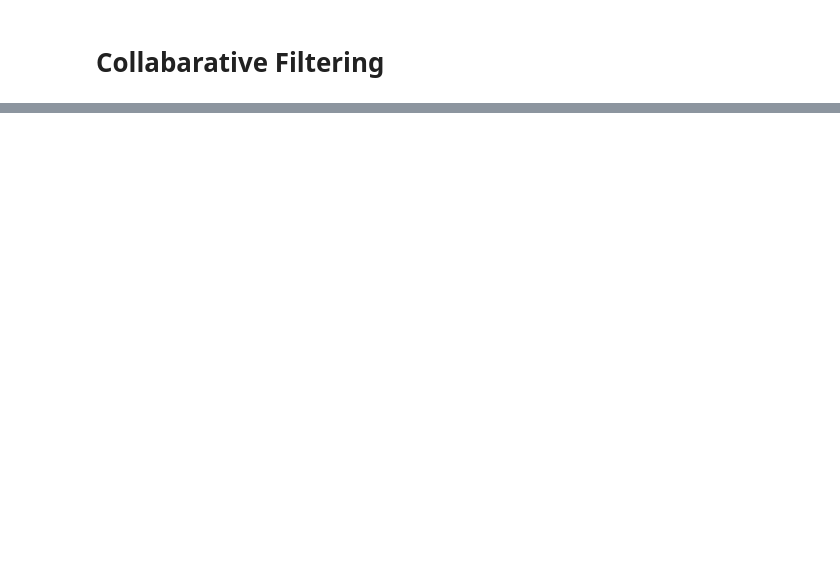
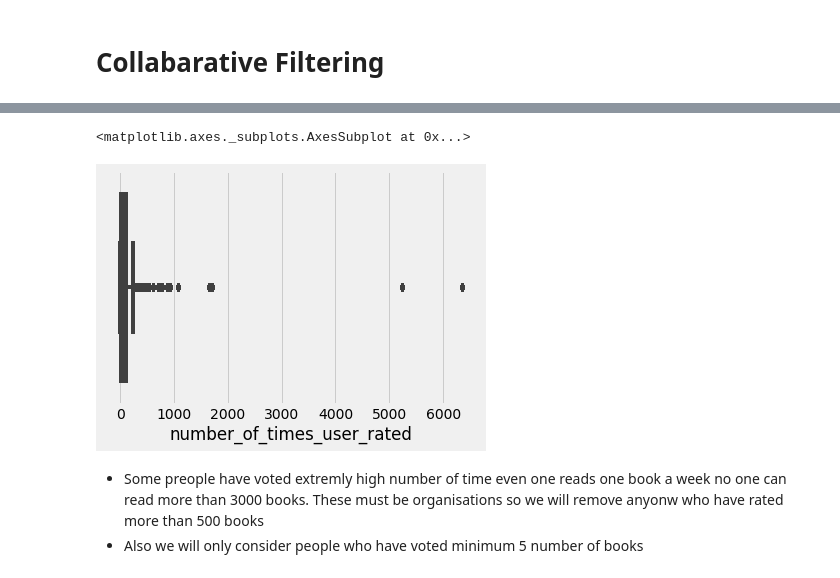
Before and after one commit to GaikwadSandesh/Book_Recommendation_System, a Jupyter notebook: Book_Recommendation_System.ipynb, the cells around one changed output, grey strips where cells are left out. Drawn from its saved outputs; the diff is of its cells as text; code cells hidden in the pictures; blank space fills up the shorter version.

```diff
--- a/Book_Recommendation_System.ipynb
+++ b/Book_Recommendation_System.ipynb
@@ -416,0 +437,17 @@ Top_5per_books.head()
+# %%
+dataset['number_of_times_user_rated']= dataset.groupby('User-ID')['ISBN'].transform('count')
+# %%
+dataset.sort_values('number_of_times_user_rated' , ascending= False , inplace = True , ignore_index =True)
+# %%
+df2 = dataset[['User-ID' , 'ISBN' , 'number_of_times_user_rated']]
+# %%
+df2.drop_duplicates(inplace= True)
+# %%
+sns.boxplot(x = df2.number_of_times_user_rated)
+# %% [output]
+<matplotlib.axes._subplots.AxesSubplot at 0x...>
+[figure, added]
+# %% [markdown]
+* Some preople have voted extremly high number of time even one reads one book a week no one can read more than 3000 books.
+These must be organisations so we will remove anyonw who have rated more than 500 books
+* Also we will only consider people who have voted minimum 5 number of books
```
Also changed, not shown: parts of 45 cells of this notebook.
